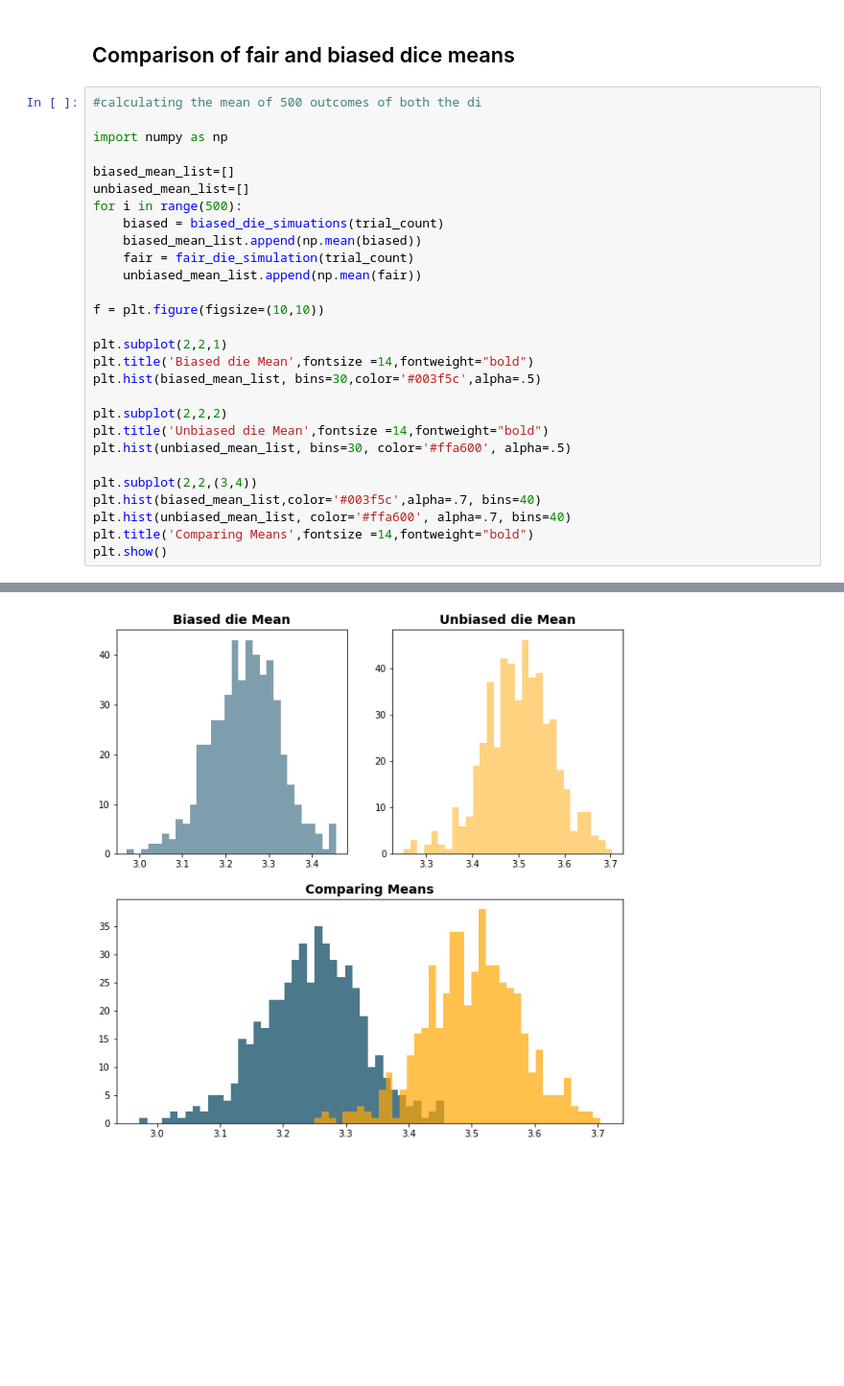
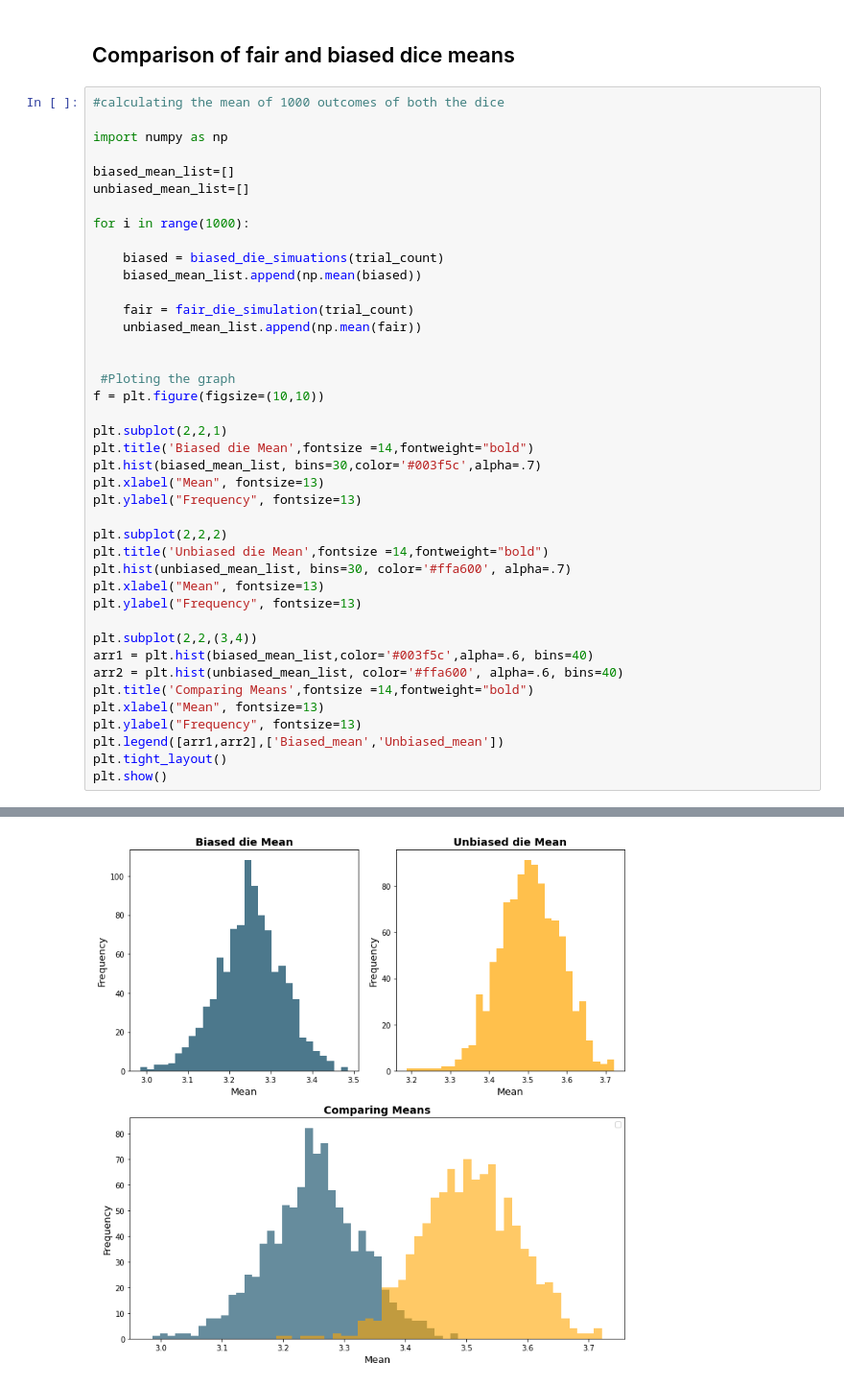
Before and after one commit to shrpatil/Intro-to-Data-Science, a Jupyter notebook: Week02/HW-02.ipynb, the cells around one changed output, grey strips where cells are left out. Shown at 96% size. Cells and saved outputs as stored; diff of their text form; blank space fills up the shorter version.

```diff
--- a/Week02/HW-02.ipynb
+++ b/Week02/HW-02.ipynb
@@ -73,31 +77,44 @@ plt.show()
 # %% [markdown]
 ## Comparison of fair and biased dice means
 # %%
-#calculating the mean of 500 outcomes of both the di
+#calculating the mean of 1000 outcomes of both the dice
 
 import numpy as np
 
 biased_mean_list=[]
 unbiased_mean_list=[]
-for i in range(500):
+
+for i in range(1000):
+
     biased = biased_die_simuations(trial_count)
     biased_mean_list.append(np.mean(biased))
+
     fair = fair_die_simulation(trial_count)
     unbiased_mean_list.append(np.mean(fair))
 
+
+ #Ploting the graph
 f = plt.figure(figsize=(10,10))
 
 plt.subplot(2,2,1)
 plt.title('Biased die Mean',fontsize =14,fontweight="bold")
-plt.hist(biased_mean_list, bins=30,color='#003f5c',alpha=.5)
+plt.hist(biased_mean_list, bins=30,color='#003f5c',alpha=.7)
+plt.xlabel("Mean", fontsize=13)
+plt.ylabel("Frequency", fontsize=13)
 
 plt.subplot(2,2,2)
 plt.title('Unbiased die Mean',fontsize =14,fontweight="bold")
-plt.hist(unbiased_mean_list, bins=30, color='#ffa600', alpha=.5)
+plt.hist(unbiased_mean_list, bins=30, color='#ffa600', alpha=.7)
+plt.xlabel("Mean", fontsize=13)
+plt.ylabel("Frequency", fontsize=13)
 
 plt.subplot(2,2,(3,4))
-plt.hist(biased_mean_list,color='#003f5c',alpha=.7, bins=40)
-plt.hist(unbiased_mean_list, color='#ffa600', alpha=.7, bins=40)
+arr1 = plt.hist(biased_mean_list,color='#003f5c',alpha=.6, bins=40)
+arr2 = plt.hist(unbiased_mean_list, color='#ffa600', alpha=.6, bins=40)
 plt.title('Comparing Means',fontsize =14,fontweight="bold")
+plt.xlabel("Mean", fontsize=13)
+plt.ylabel("Frequency", fontsize=13)
+plt.legend([arr1,arr2],['Biased_mean','Unbiased_mean'])
+plt.tight_layout()
 plt.show()
 # %% [output]
@@ -104 +122 @@ plt.show()
-[figure, old version]
+[figure, new version]
```
Also changed, not shown: parts of 3 cells of this notebook.
